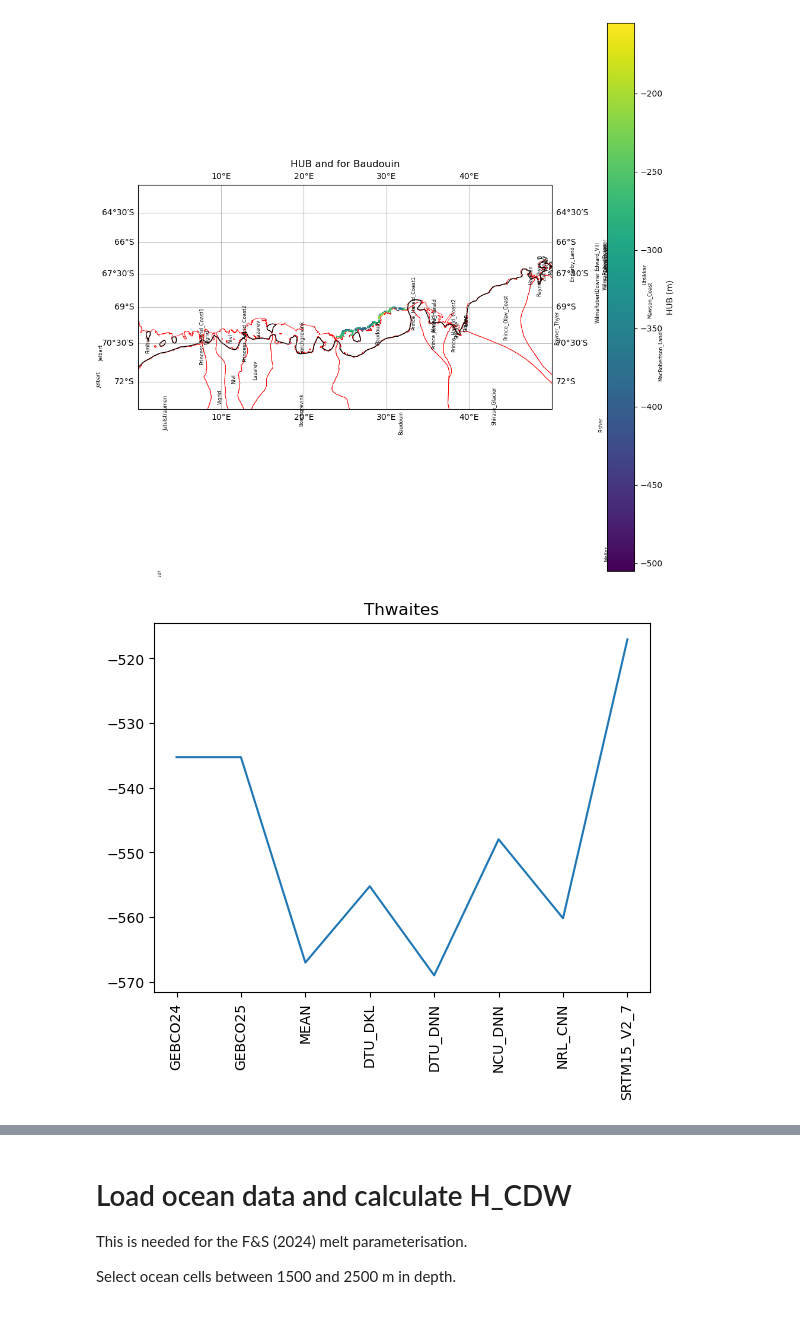
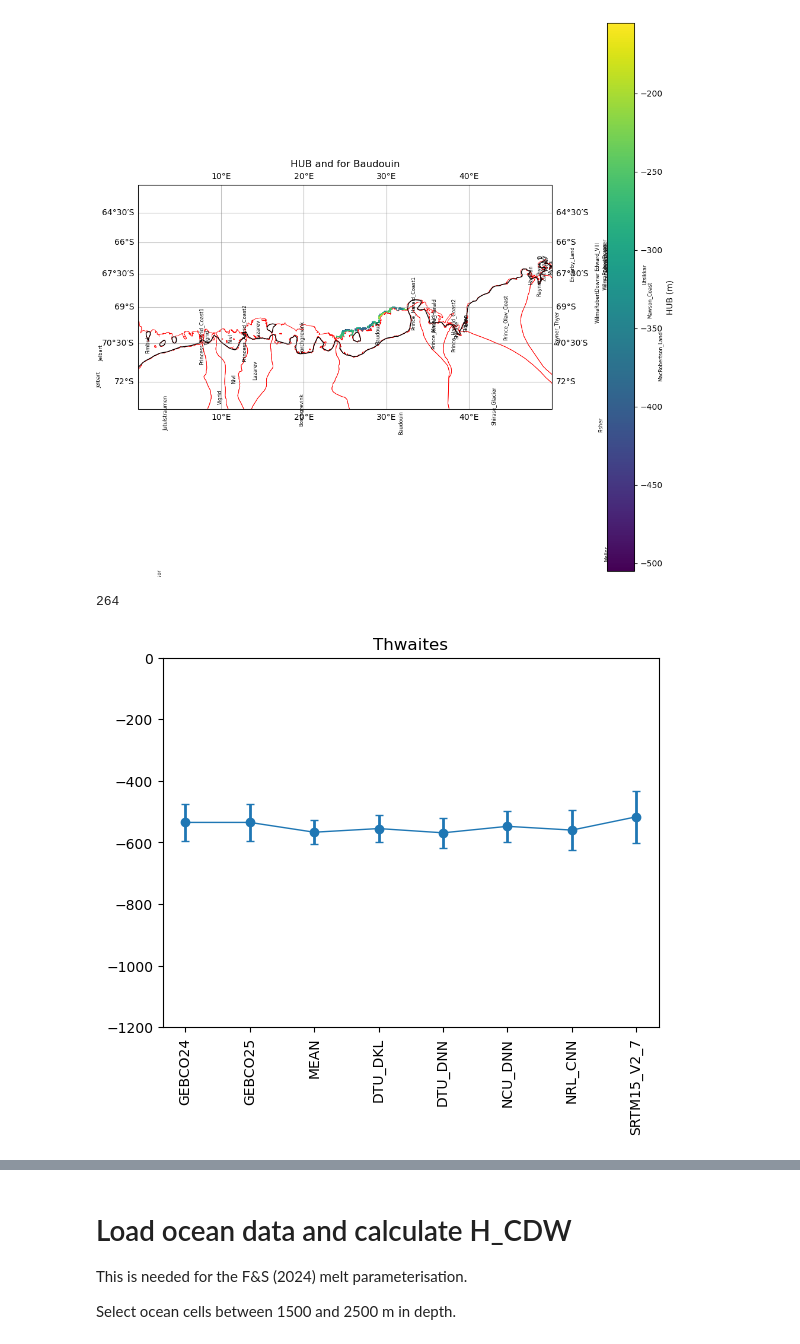
Before and after one commit to edoddridge/antarctic-bathymetry-project, a Jupyter notebook: analysis/basal-melt-parameterisation.ipynb, the cells around one changed output, grey strips where cells are left out. Drawn from its saved outputs; the diff is of its cells as text; code cells hidden in the pictures.

Commit message:
Calcuate and plot HUB for ice shelves
Plot mean and std of HUB in front of all ice shelves.
Shows variation between bathymetry products and an estimate of uncertainty.

```diff
--- a/analysis/basal-melt-parameterisation.ipynb
+++ b/analysis/basal-melt-parameterisation.ipynb
@@ -641,8 +641,8 @@ shelf_to_num, num_to_shelf = create_shelf_name_number_dict(shelf, shelf_name_col
 
 grounding_zone_da = map_depth_mask_points_to_closest_shelf(
     bathymetry_product_name=product,
-    min_mask_depth=10,
-    max_mask_depth=4000,
+    min_mask_depth=1,
+    max_mask_depth=6000,
     shelf_to_num=shelf_to_num,
     ds=topogs_with_hub,
     shelf_gdf=shelf,
@@ -750,18 +750,29 @@ ax.set_title('HUB and for {0}'.format(shelf_name))
 Text(0.5, 1.0, 'HUB and for Baudouin')
 [figure]
 # %%
-def plot_hub_for_shelf(n):
+def plot_hub_for_shelf(n, savefig=False):
     hub_values = []
+    hub_std = []
     for name in topog_names:
         hub_values.append(topogs_with_hub['HUB'].sel(bathy_product=name).where(grounding_zone_da==n).mean().load())
+        hub_std.append(topogs_with_hub['HUB'].sel(bathy_product=name).where(grounding_zone_da==n).std().load())
 
-    plt.plot(hub_values)
+    plt.errorbar(np.arange(8), hub_values, hub_std, capsize=3,
+                 marker='o', linewidth=1, elinewidth=2)
     plt.xticks(np.arange(8), topog_names, rotation='vertical')
     plt.title(num_to_shelf[n])
+    plt.ylim(-1200,0)
+
+    if savefig:
+        plt.savefig('/home/552/ed7737/coding-and-projects/panant_bathy_ensemble/antarctic-bathymetry-project/analysis/HUB-plots/HUB_by_shelf/{0}.png'.format(n),
+                    dpi=150, bbox_inches='tight')
+    return hub_values, hub_std
 # %%
 n = shelf_to_num['Thwaites']
-plot_hub_for_shelf(n)
+print(n)
+_ = plot_hub_for_shelf(n, savefig=False)
 # %% [output]
+264
-[figure, old version]
+[figure, new version]
 # %%
 n = shelf_to_num['Baudouin']
```
Also changed, not shown: parts of 5 cells of this notebook.
